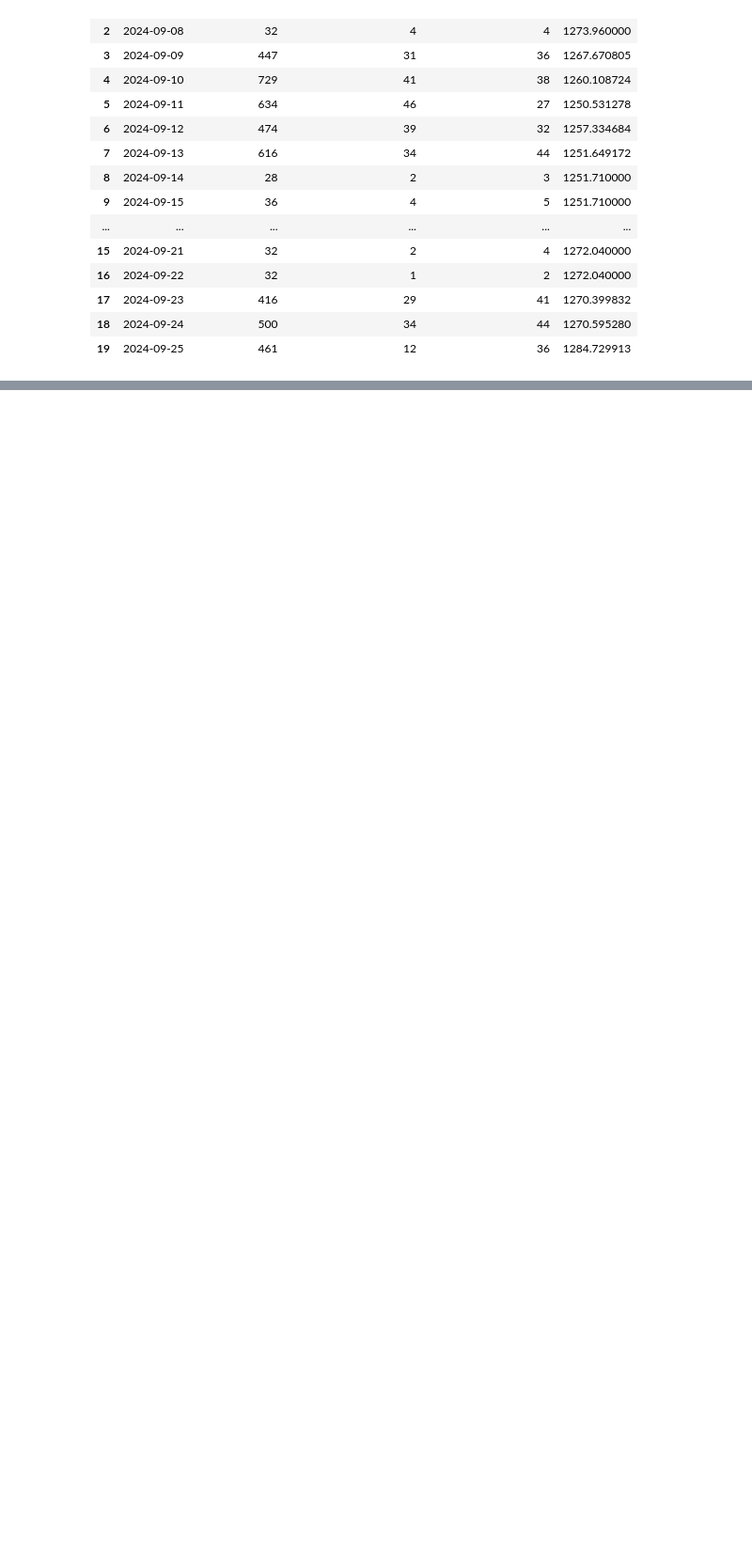
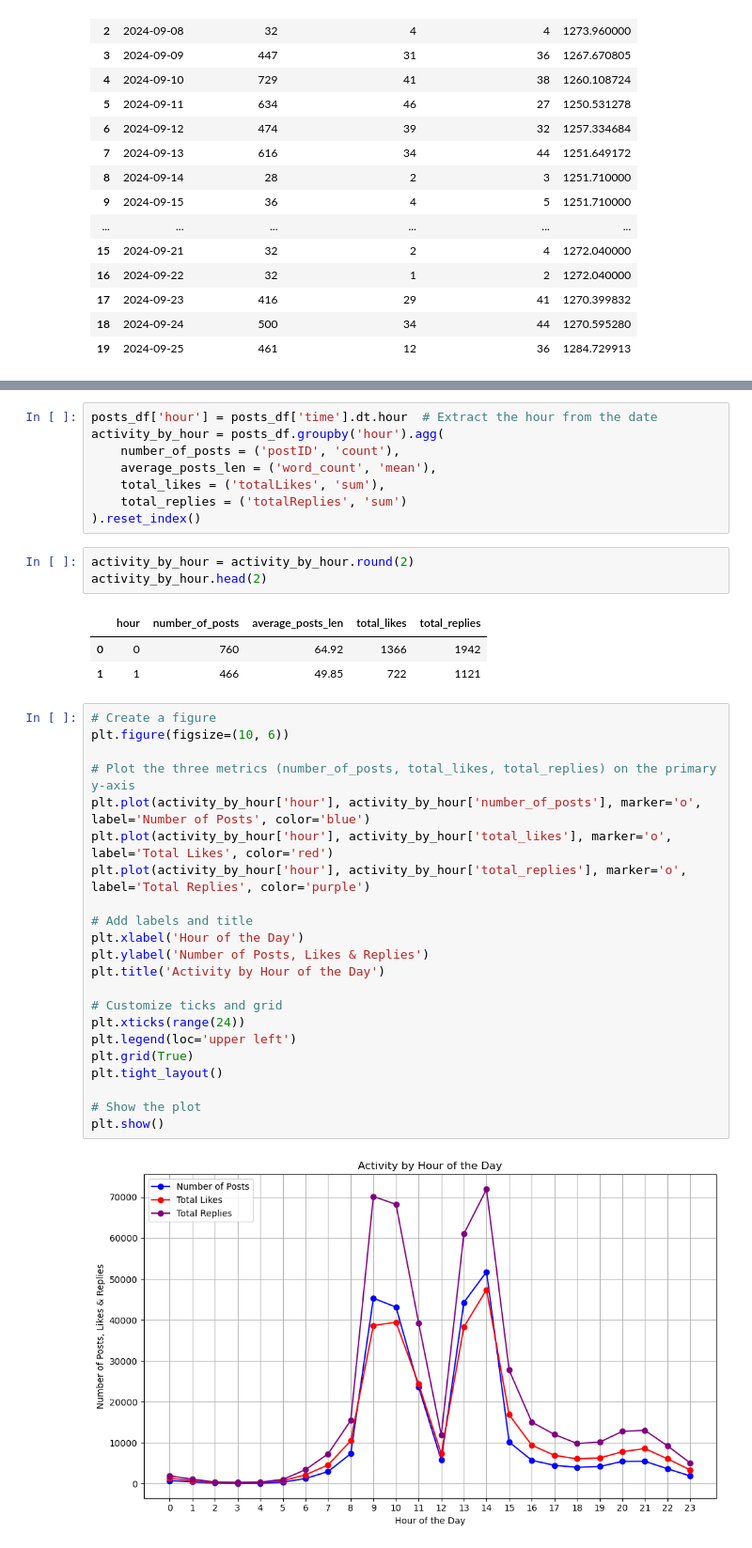
Before and after one commit to Legend0fHell/ait2006-data-processing-final, a Jupyter notebook: basic_analyze.ipynb, the cells around one changed output, grey strips where cells are left out. Shown: that part at 94% size. Cells and saved outputs as stored; diff of their text form; blank space fills up the shorter version.

```diff
--- a/basic_analyze.ipynb
+++ b/basic_analyze.ipynb
@@ -488,0 +629,39 @@ Correlation between Positive Posts and Price Change on Volatile Days: 0.19
+# %%
+posts_df['hour'] = posts_df['time'].dt.hour  # Extract the hour from the date
+activity_by_hour = posts_df.groupby('hour').agg(
+    number_of_posts = ('postID', 'count'),
+    average_posts_len = ('word_count', 'mean'),
+    total_likes = ('totalLikes', 'sum'),
+    total_replies = ('totalReplies', 'sum')
+).reset_index()
+# %%
+activity_by_hour = activity_by_hour.round(2)
+activity_by_hour.head(2)
+# %% [output]
+|  | hour | number_of_posts | average_posts_len | total_likes | total_replies |
+| 0 | 0 | 760 | 64.92 | 1366 | 1942 |
+| 1 | 1 | 466 | 49.85 | 722 | 1121 |
+# %%
+# Create a figure
+plt.figure(figsize=(10, 6))
+
+# Plot the three metrics (number_of_posts, total_likes, total_replies) on the primary y-axis
+plt.plot(activity_by_hour['hour'], activity_by_hour['number_of_posts'], marker='o', label='Number of Posts', color='blue')
+plt.plot(activity_by_hour['hour'], activity_by_hour['total_likes'], marker='o', label='Total Likes', color='red')
+plt.plot(activity_by_hour['hour'], activity_by_hour['total_replies'], marker='o', label='Total Replies', color='purple')
+
+# Add labels and title
+plt.xlabel('Hour of the Day')
+plt.ylabel('Number of Posts, Likes & Replies')
+plt.title('Activity by Hour of the Day')
+
+# Customize ticks and grid
+plt.xticks(range(24))
+plt.legend(loc='upper left')
+plt.grid(True)
+plt.tight_layout()
+
+# Show the plot
+plt.show()
+# %% [output]
+[figure, added]
```
Also changed, not shown: parts of 18 cells of this notebook.
